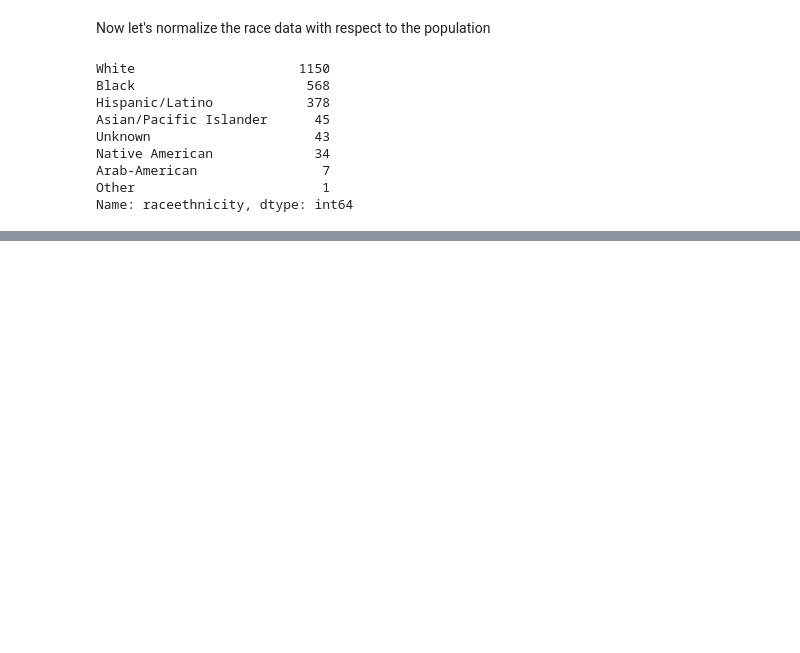
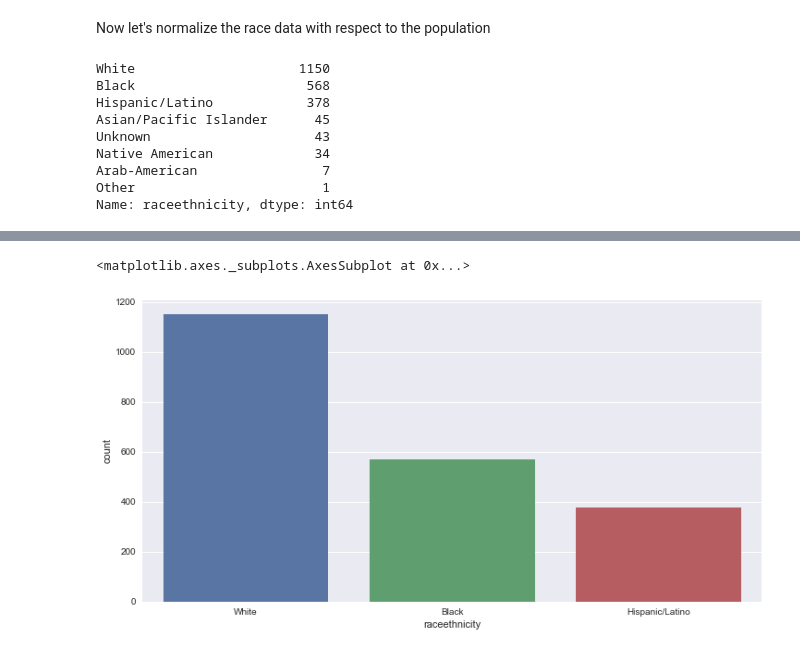
Before and after one commit to minasso/Police_Shootings, a Jupyter notebook: Fatal Police Shootings EDA-US.ipynb, the cells around one changed output, grey strips where cells are left out. Saved outputs shown, nothing was run; the diff lists cells and outputs as text; code cells hidden in the pictures; blank space fills up the shorter version.

```diff
--- a/Fatal Police Shootings EDA-US.ipynb
+++ b/Fatal Police Shootings EDA-US.ipynb
@@ -237,2 +195,4 @@ races
 # %%
+races = "White, Black, Hispanic/Latino".split(', ')
 rf = df[df['raceethnicity'].apply(lambda x: x in races)]
+rf.reset_index(drop=True,inplace=True)
@@ -262,3 +199,8 @@ rf
+# %%
+sns.countplot(rf['raceethnicity'],order=rf['raceethnicity'].value_counts().index)
+# %% [output]
+<matplotlib.axes._subplots.AxesSubplot at 0x...>
+[figure, added]
 # %%
 rf['raceethnicity'].value_counts()
 # %% [output]
```
Also changed, not shown: parts of 22 cells of this notebook, 9 other files.
